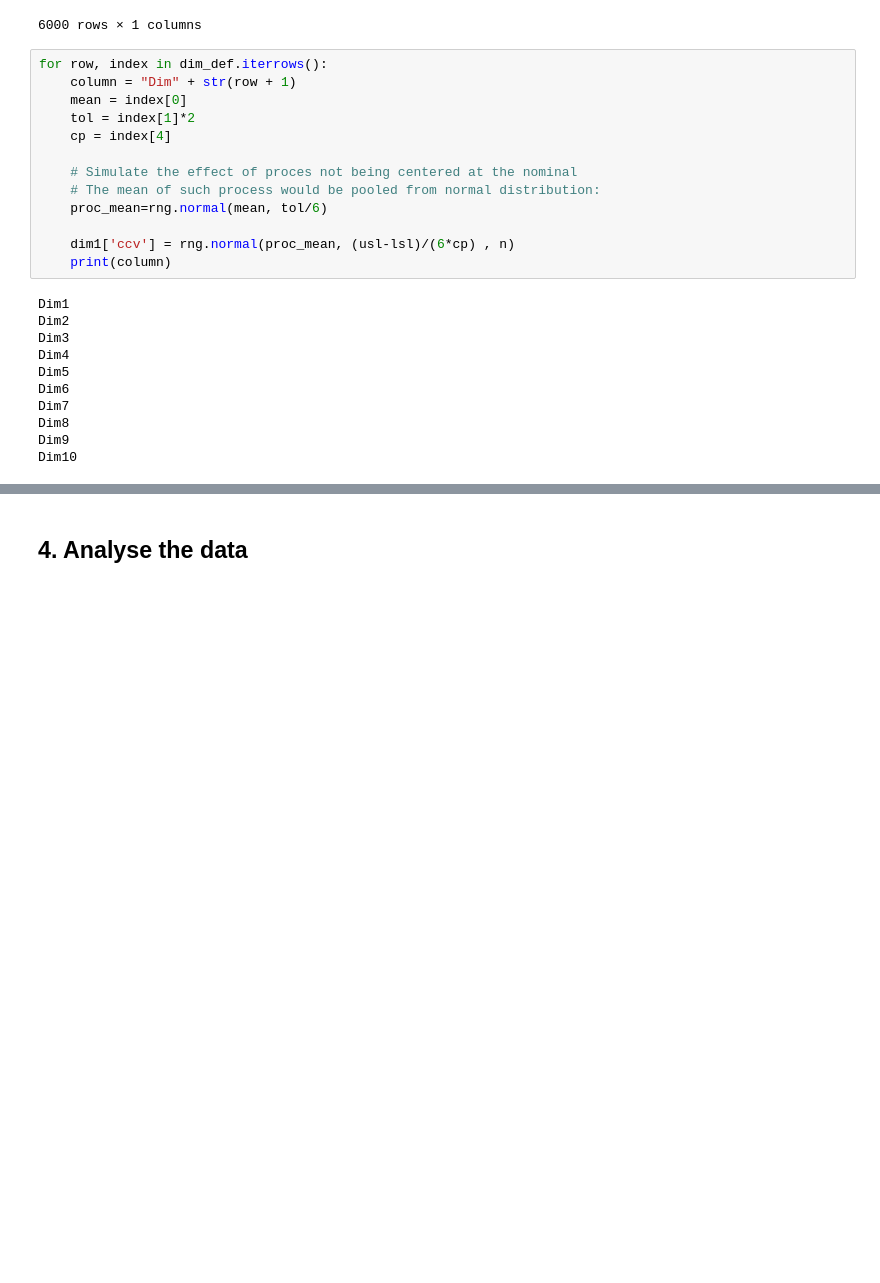
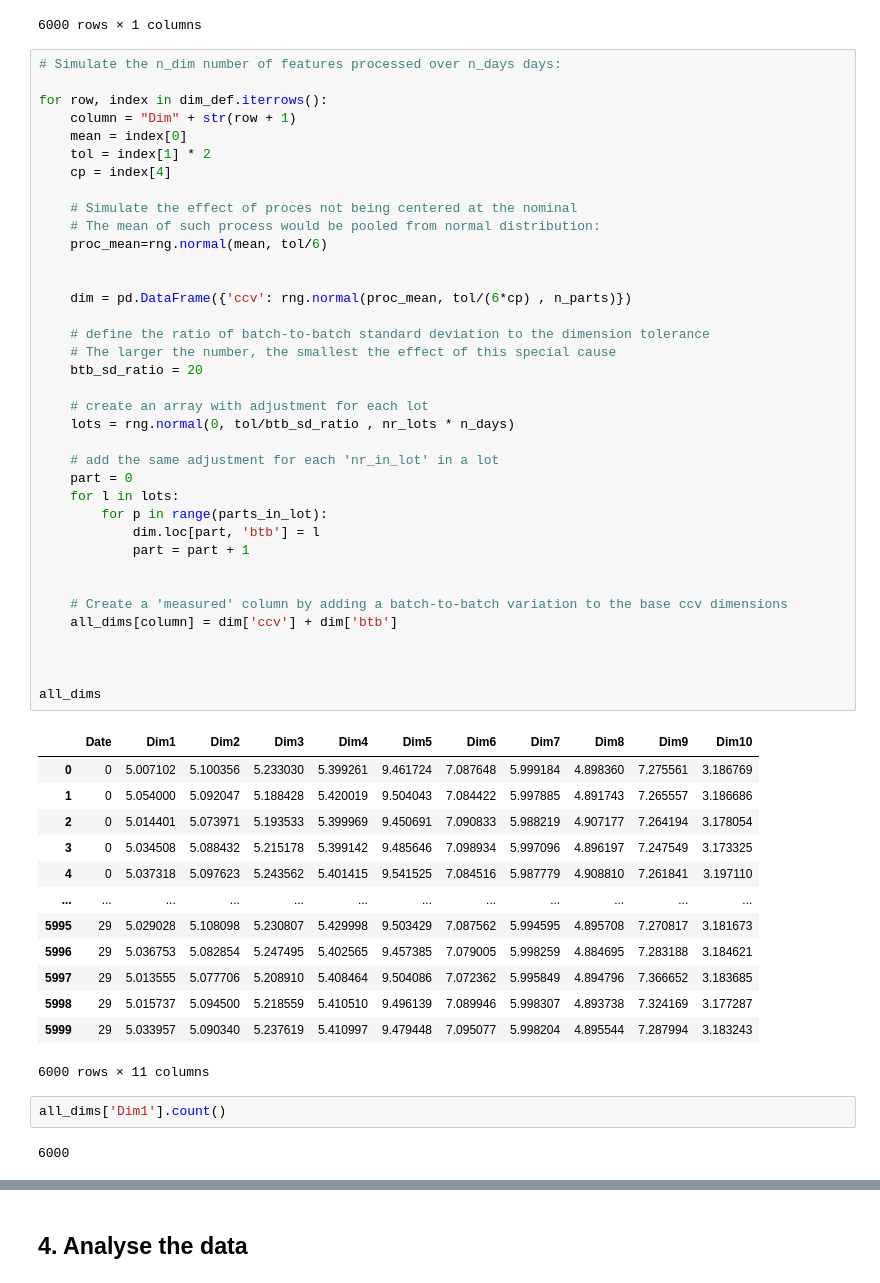
Before and after one commit to przemekbil/PfDA_2021_project, a Jupyter notebook: Project.ipynb, the cells around one changed output, grey strips where cells are left out. Drawn from its saved outputs; the diff is of its cells as text; blank space fills up the shorter version.

Commit message:
all_dims DataFrame populated with common cause variation result plus batch-to-batch variation

```diff
--- a/Project.ipynb
+++ b/Project.ipynb
@@ -563,26 +563,57 @@ all_dims
 | 5999 | 29 |
 6000 rows × 1 columns
 # %%
+# Simulate the n_dim number of features processed over n_days days:
+
 for row, index in dim_def.iterrows():
     column = "Dim" + str(row + 1)
     mean = index[0]
-    tol = index[1]*2
+    tol = index[1] * 2
     cp = index[4]
 
     # Simulate the effect of proces not being centered at the nominal
     # The mean of such process would be pooled from normal distribution:
     proc_mean=rng.normal(mean, tol/6)
 
-    dim1['ccv'] = rng.normal(proc_mean, (usl-lsl)/(6*cp) , n)
-    print(column)
+
+    dim = pd.DataFrame({'ccv': rng.normal(proc_mean, tol/(6*cp) , n_parts)})
+
+    # define the ratio of batch-to-batch standard deviation to the dimension tolerance
+    # The larger the number, the smallest the effect of this special cause
+    btb_sd_ratio = 20
+
+    # create an array with adjustment for each lot
+    lots = rng.normal(0, tol/btb_sd_ratio , nr_lots * n_days)
+
+    # add the same adjustment for each 'nr_in_lot' in a lot
+    part = 0
+    for l in lots:
+        for p in range(parts_in_lot):
+            dim.loc[part, 'btb'] = l
+            part = part + 1
+
+
+    # Create a 'measured' column by adding a batch-to-batch variation to the base ccv dimensions
+    all_dims[column] = dim['ccv'] + dim['btb']
+
+
+
+all_dims
 # %% [output]
+|  | Date | Dim1 | Dim2 | Dim3 | Dim4 | Dim5 | Dim6 | Dim7 | Dim8 | Dim9 | Dim10 |
+| 0 | 0 | 5.007102 | 5.100356 | 5.233030 | 5.399261 | 9.461724 | 7.087648 | 5.999184 | 4.898360 | 7.275561 | 3.186769 |
+| 1 | 0 | 5.054000 | 5.092047 | 5.188428 | 5.420019 | 9.504043 | 7.084422 | 5.997885 | 4.891743 | 7.265557 | 3.186686 |
+| 2 | 0 | 5.014401 | 5.073971 | 5.193533 | 5.399969 | 9.450691 | 7.090833 | 5.988219 | 4.907177 | 7.264194 | 3.178054 |
+| 3 | 0 | 5.034508 | 5.088432 | 5.215178 | 5.399142 | 9.485646 | 7.098934 | 5.997096 | 4.896197 | 7.247549 | 3.173325 |
+| 4 | 0 | 5.037318 | 5.097623 | 5.243562 | 5.401415 | 9.541525 | 7.084516 | 5.987779 | 4.908810 | 7.261841 | 3.197110 |
+| ... | ... | ... | ... | ... | ... | ... | ... | ... | ... | ... | ... |
+| 5995 | 29 | 5.029028 | 5.108098 | 5.230807 | 5.429998 | 9.503429 | 7.087562 | 5.994595 | 4.895708 | 7.270817 | 3.181673 |
+| 5996 | 29 | 5.036753 | 5.082854 | 5.247495 | 5.402565 | 9.457385 | 7.079005 | 5.998259 | 4.884695 | 7.283188 | 3.184621 |
+| 5997 | 29 | 5.013555 | 5.077706 | 5.208910 | 5.408464 | 9.504086 | 7.072362 | 5.995849 | 4.894796 | 7.366652 | 3.183685 |
+| 5998 | 29 | 5.015737 | 5.094500 | 5.218559 | 5.410510 | 9.496139 | 7.089946 | 5.998307 | 4.893738 | 7.324169 | 3.177287 |
+| 5999 | 29 | 5.033957 | 5.090340 | 5.237619 | 5.410997 | 9.479448 | 7.095077 | 5.998204 | 4.895544 | 7.287994 | 3.183243 |
-Dim1
-Dim2
-Dim3
-Dim4
-Dim5
-Dim6
-Dim7
-Dim8
-Dim9
-Dim10
+6000 rows × 11 columns
+# %%
+all_dims['Dim1'].count()
+# %% [output]
+6000
```
Also changed, not shown: parts of 16 cells of this notebook.
